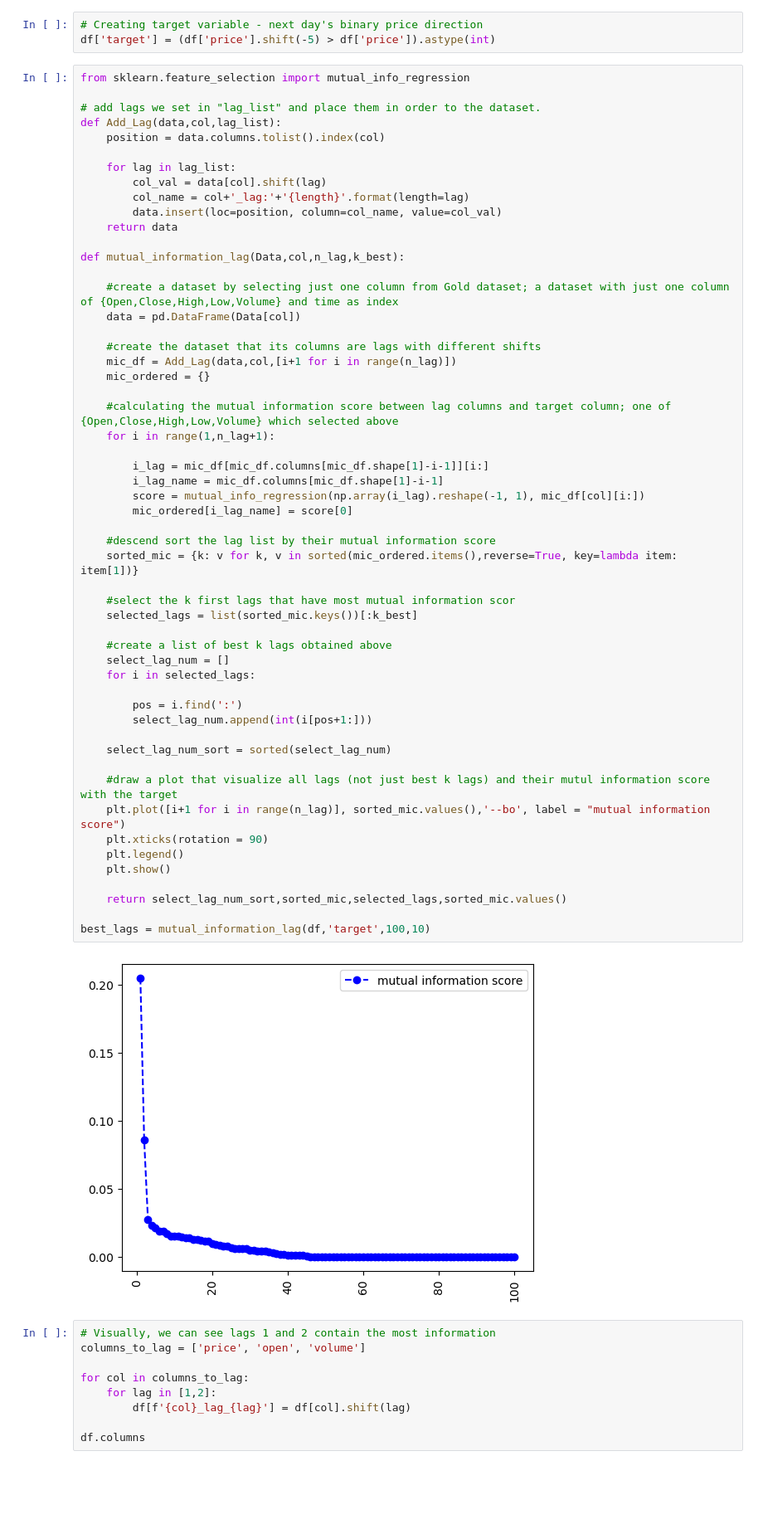
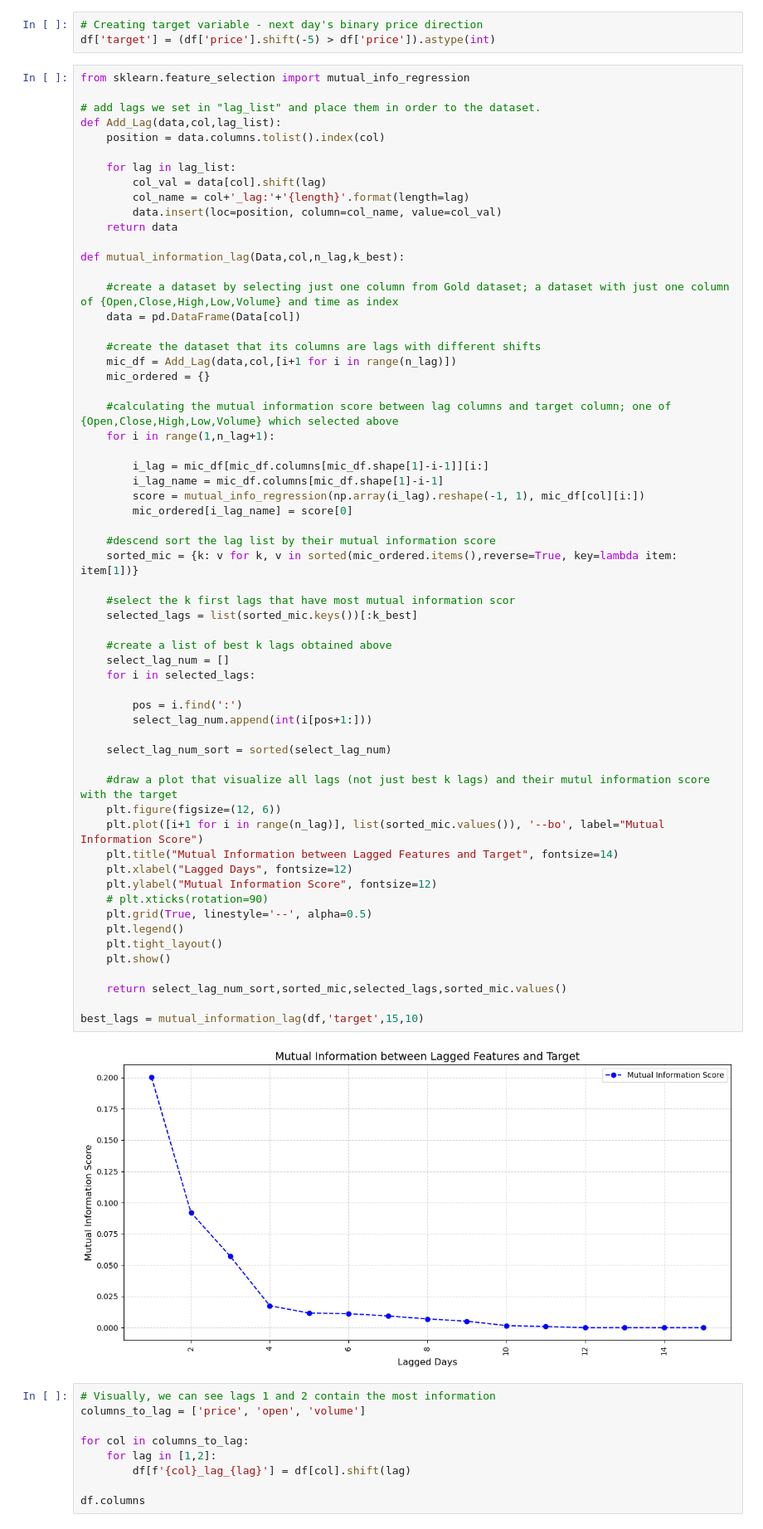
Before and after one commit to MartynChong/applied_project, a Jupyter notebook: project.ipynb, the cells around one changed output. Shown at 83% size. Cells and saved outputs as stored; diff of their text form; blank space fills up the shorter version.

Commit message:
Added first diagram

```diff
--- a/project.ipynb
+++ b/project.ipynb
@@ -86,37 +86,43 @@ def mutual_information_lag(Data,col,n_lag,k_best):
     #calculating the mutual information score between lag columns and target column; one of {Open,Close,High,Low,Volume} which selected above
     for i in range(1,n_lag+1):
 
         i_lag = mic_df[mic_df.columns[mic_df.shape[1]-i-1]][i:]
         i_lag_name = mic_df.columns[mic_df.shape[1]-i-1]
         score = mutual_info_regression(np.array(i_lag).reshape(-1, 1), mic_df[col][i:])
         mic_ordered[i_lag_name] = score[0]
 
     #descend sort the lag list by their mutual information score
     sorted_mic = {k: v for k, v in sorted(mic_ordered.items(),reverse=True, key=lambda item: item[1])}
 
     #select the k first lags that have most mutual information scor
     selected_lags = list(sorted_mic.keys())[:k_best]
 
     #create a list of best k lags obtained above
     select_lag_num = []
     for i in selected_lags:
 
         pos = i.find(':')
         select_lag_num.append(int(i[pos+1:]))
 
     select_lag_num_sort = sorted(select_lag_num)
 
     #draw a plot that visualize all lags (not just best k lags) and their mutul information score with the target
-    plt.plot([i+1 for i in range(n_lag)], sorted_mic.values(),'--bo', label = "mutual information score")
-    plt.xticks(rotation = 90)
+    plt.figure(figsize=(12, 6))
+    plt.plot([i+1 for i in range(n_lag)], list(sorted_mic.values()), '--bo', label="Mutual Information Score")
+    plt.title("Mutual Information between Lagged Features and Target", fontsize=14)
+    plt.xlabel("Lagged Days", fontsize=12)
+    plt.ylabel("Mutual Information Score", fontsize=12)
+    # plt.xticks(rotation=90)
+    plt.grid(True, linestyle='--', alpha=0.5)
     plt.legend()
+    plt.tight_layout()
     plt.show()
 
     return select_lag_num_sort,sorted_mic,selected_lags,sorted_mic.values()
 
-best_lags = mutual_information_lag(df,'target',100,10)
+best_lags = mutual_information_lag(df,'target',15,10)
 # %% [output]
-[figure, old version]
+[figure, new version]
 # %%
 # Visually, we can see lags 1 and 2 contain the most information
 columns_to_lag = ['price', 'open', 'volume']
```
Also changed, not shown: parts of 5 cells of this notebook, 1 other file.
